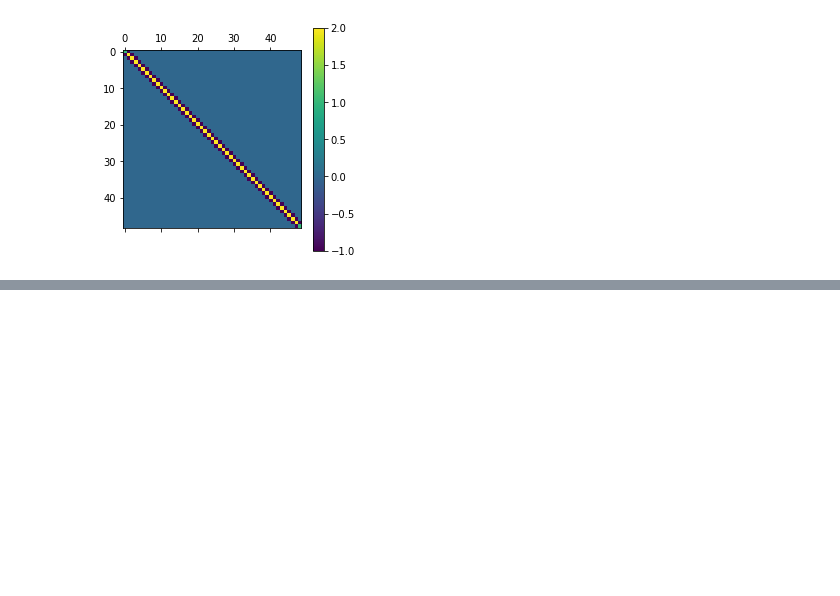
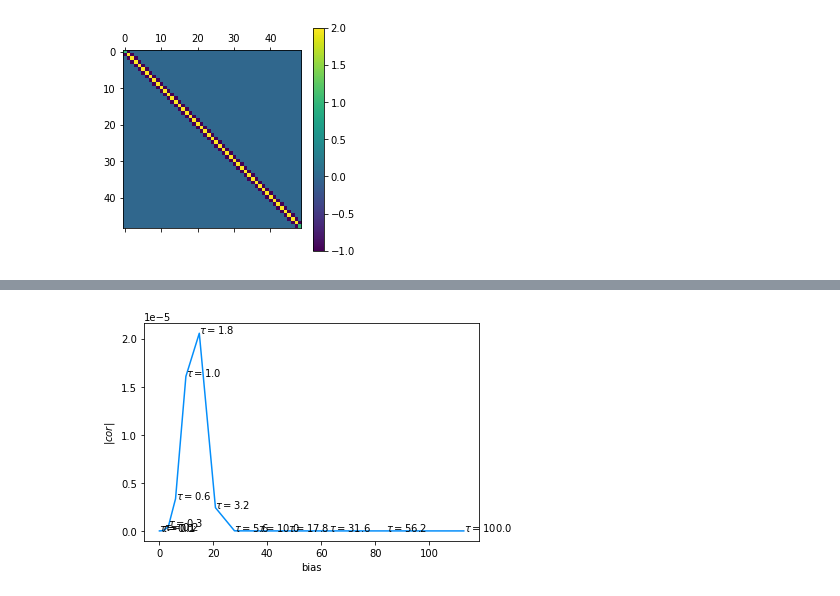
Before and after one commit to ast0815/regularisation, a Jupyter notebook: toy.ipynb, the cells around one changed output, grey strips where cells are left out. Cells and saved outputs as stored; diff of their text form; code cells hidden in the pictures; blank space fills up the shorter version.

```diff
--- a/toy.ipynb
+++ b/toy.ipynb
@@ -137,0 +179,8 @@ for x, y, tau in zip(bias, jaggedness, tau_list):
+# %%
+plt.plot(dist, cor_det_list)
+plt.xlabel("bias")
+plt.ylabel(r"$|cor|$")
+for x, y, tau in zip(dist, cor_det_list, tau_list):
+    plt.annotate(fr"$\tau = {tau:.1f}$", (x, y))
+# %% [output]
+[figure, added]
```
Also changed, not shown: parts of 14 cells of this notebook.
